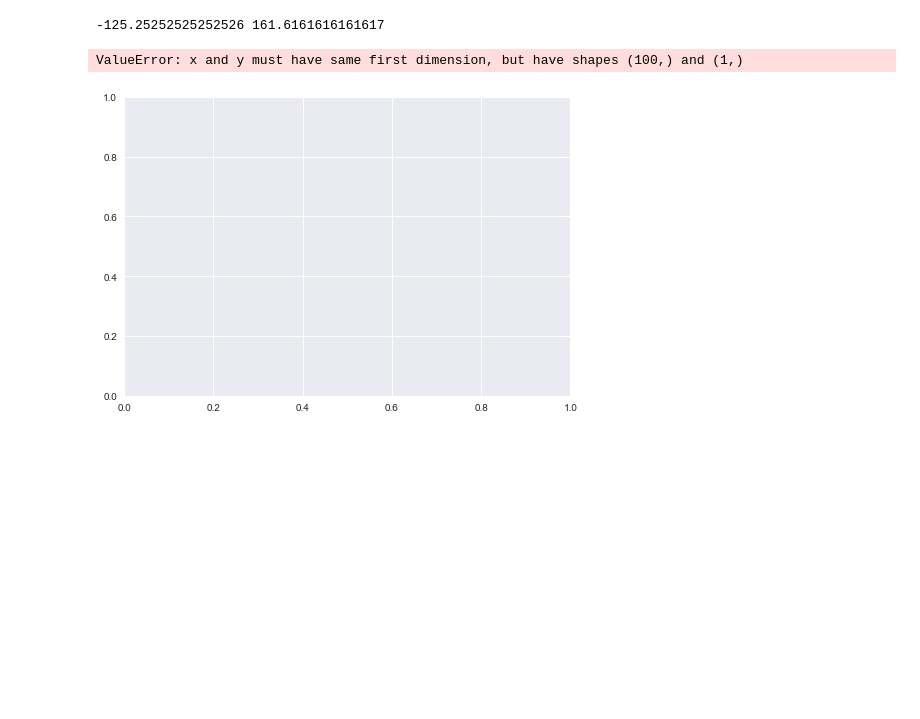
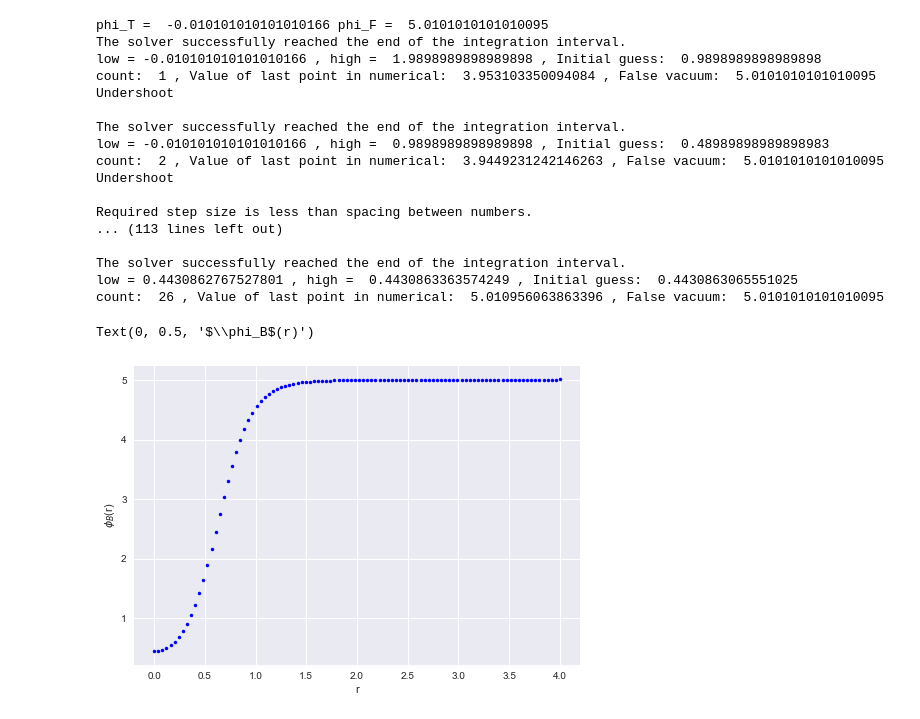
Before and after one commit to magdavdv/project, a Jupyter notebook: Bounce.ipynb, the cells around one changed output. Drawn from its saved outputs; the diff is of its cells as text; code cells hidden in the pictures; blank space fills up the shorter version.

```diff
--- a/Bounce.ipynb
+++ b/Bounce.ipynb
@@ -286,8 +286,37 @@ Text(0, 0.5, '$\\phi_B$(r)')
-# %%
-r = np.linspace(0.00001, 4, 100)
-y_num = shooting(r, phiTrueVacuumSM, phiFalseVacuumSM)
-plt.plot(r, y_num, 'b.')
-# %% [output]
--125.25252525252526 161.6161616161617
-ValueError: x and y must have same first dimension, but have shapes (100,) and (1,)
-[figure, removed]
+# %%
+# Set the same values as above for the V(phi) = 40*phi^2 -12*phi^3 + phi^4, AnyBubble
+a = 40
+b = 12
+c = 1
+
+phi_span = np.linspace(-1, 6, 100)
+potential, phiTrueVacuumAB, phiFalseVacuumAB, potTrueVacuumAB, potFalseVacuumAB = V(phi_span)
+
+# First value of r should be close to but not equal 0 since we divide by 0 in EOM
+r = np.linspace(0.00001, 4, 100)
+
+# Use the shooting method to find the bounce solution
+phi_Bnum = shooting(r, phiTrueVacuumAB, phiFalseVacuumAB, undershoot = 2, tol = 1e-3)
+plt.plot(r, phi_Bnum, 'b.')
+plt.xlabel('r')
+plt.ylabel('$\phi_B$(r)')
+# %% [output]
+phi_T =  -0.010101010101010166 phi_F =  5.0101010101010095
+The solver successfully reached the end of the integration interval.
+low = -0.010101010101010166 , high =  1.9898989898989898 , Initial guess:  0.9898989898989898
+count:  1 , Value of last point in numerical:  3.953103350094084 , False vacuum:  5.0101010101010095
+Undershoot
+
+The solver successfully reached the end of the integration interval.
+low = -0.010101010101010166 , high =  0.9898989898989898 , Initial guess:  0.48989898989898983
+count:  2 , Value of last point in numerical:  3.9449231242146263 , False vacuum:  5.0101010101010095
+Undershoot
+
+Required step size is less than spacing between numbers.
+... (113 lines left out)
+
+The solver successfully reached the end of the integration interval.
+low = 0.4430862767527801 , high =  0.4430863363574249 , Initial guess:  0.4430863065551025
+count:  26 , Value of last point in numerical:  5.010956063863396 , False vacuum:  5.0101010101010095
+Text(0, 0.5, '$\\phi_B$(r)')
+[figure, added]
```
Also changed, not shown: parts of 7 cells of this notebook.
